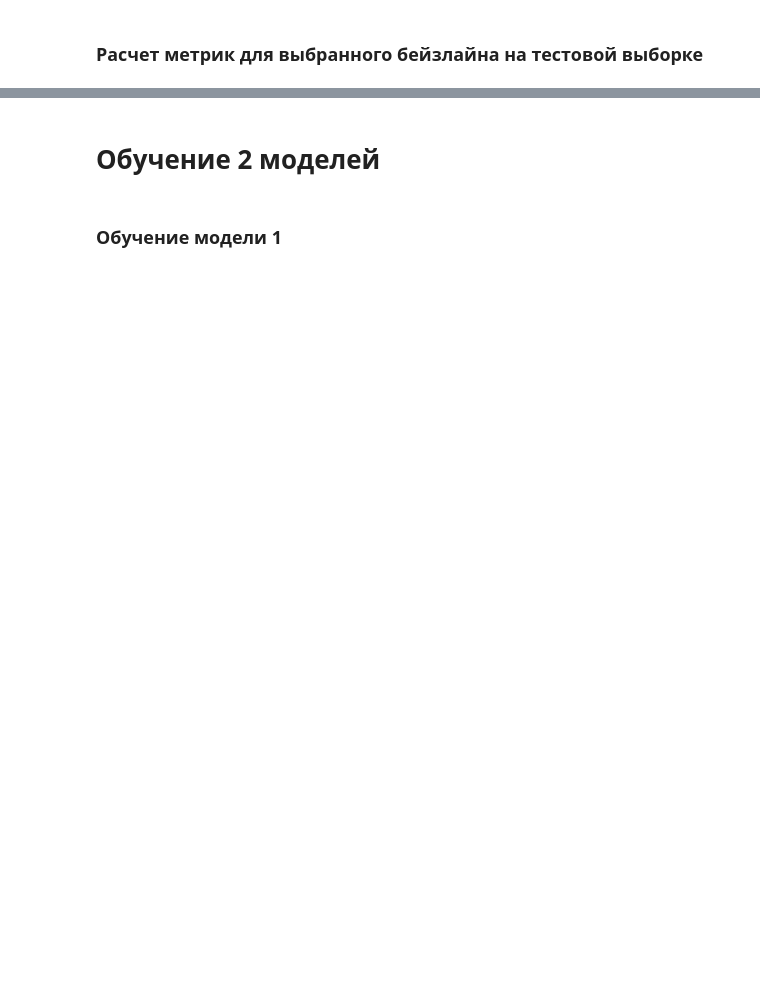
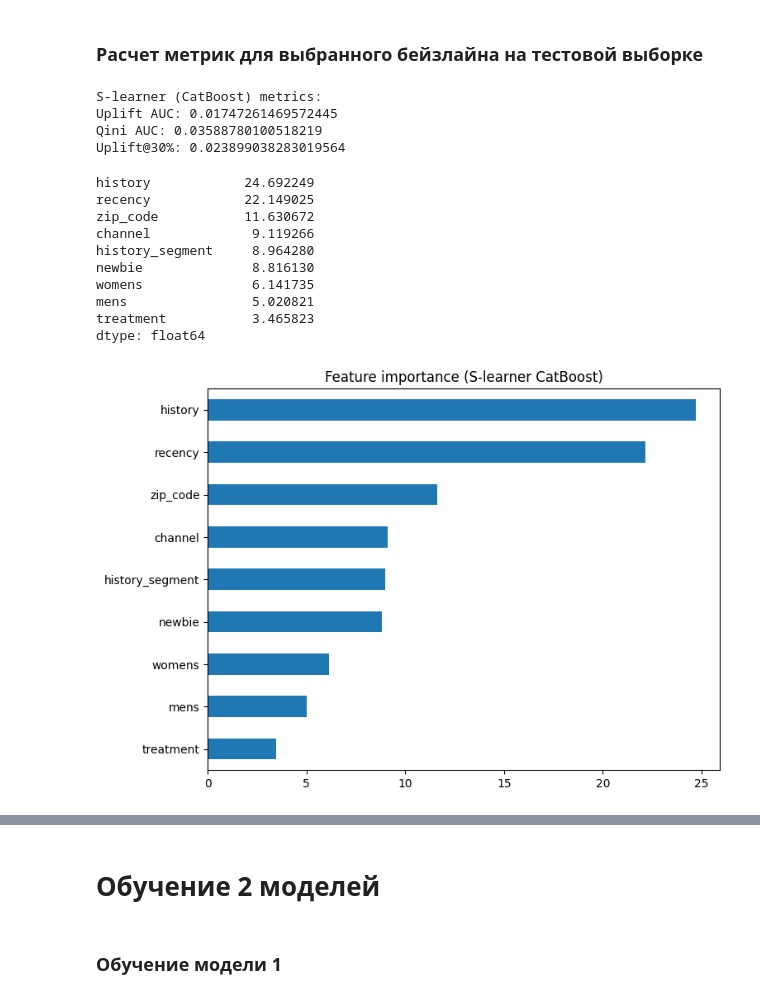
Before and after one commit to kruglikovAlex/mle-uplift-project-2025, a Jupyter notebook: final_project_template.ipynb, the cells around one changed output, grey strips where cells are left out. Saved outputs shown, nothing was run; the diff lists cells and outputs as text; code cells hidden in the pictures; blank space fills up the shorter version.

```diff
--- a/final_project_template.ipynb
+++ b/final_project_template.ipynb
@@ -509,0 +753,28 @@ treatment_test_mapped = treatment_test.map(treatment_mapping)
+# %%
+# 6. Baseline: S-learner (CatBoost)
+# Собираем обучающий датасет: X + treatment
+X_train_s = X_train.copy()
+X_train_s['treatment'] = t_train
+X_test_s = X_test.copy()
+X_test_s['treatment'] = t_test
+# %%
+# Обучаем CatBoost
+cat_params = dict(
+    iterations=500,
+    learning_rate=0.1,
+    depth=6,
+    loss_function='Logloss',
+    eval_metric='AUC',
+    random_seed=42,
+    verbose=100
+)
+
+model_s = CatBoostClassifier(**cat_params)
+# %%
+# указать categorical_feature индексы если есть
+if len(cat_features)>0:
+    cat_idx = [X_train_s.columns.get_loc(c) for c in cat_features if c in X_train_s.columns]
+else:
+    cat_idx = None
+
+model_s.fit(X_train_s, y_train, cat_features=cat_idx)
@@ -510,2 +798,44 @@ treatment_test_mapped = treatment_test.map(treatment_mapping)
 # %% [markdown]
 ### Расчет метрик для выбранного бейзлайна на тестовой выборке
+# %%
+# Метрики
+u_auc_s = uplift_auc_score(y_test, uplift_s, t_test)
+qini_s = qini_auc_score(y_test, uplift_s, t_test)
+u30_s = uplift_at_k(y_test, uplift_s, t_test, k=0.3)
+
+print("S-learner (CatBoost) metrics:")
+print("Uplift AUC:", u_auc_s)
+print("Qini AUC:", qini_s)
+print("Uplift@30%:", u30_s)
+# %% [output]
+S-learner (CatBoost) metrics:
+Uplift AUC: 0.01747261469572445
+Qini AUC: 0.03588780100518219
+Uplift@30%: 0.023899038283019564
+# %%
+# 8. Важность признаков для S-learner (CatBoost)
+# CatBoost feature importance (включая treatment)
+fi_s_cb = pd.Series(model_s.get_feature_importance(type='FeatureImportance'), index=X_train_s.columns)
+fi_s_cb = fi_s_cb.sort_values(ascending=False)
+print(fi_s_cb.head(20))
+fi_s_cb.to_csv("./models/up_assets/fi_s_learner_cb.csv")
+
+# Визуализация
+plt.figure(figsize=(8,6))
+fi_s_cb.head(20).plot(kind='barh')
+plt.gca().invert_yaxis()
+plt.title("Feature importance (S-learner CatBoost)")
+plt.savefig("./models/up_assets/Feature_importance_S-learner CatBoost.png")
+plt.show()
+# %% [output]
+history            24.692249
+recency            22.149025
+zip_code           11.630672
+channel             9.119266
+history_segment     8.964280
+newbie              8.816130
+womens              6.141735
+mens                5.020821
+treatment           3.465823
+dtype: float64
+[figure, added]
```
Also changed, not shown: parts of 102 cells of this notebook, 19 other files.
